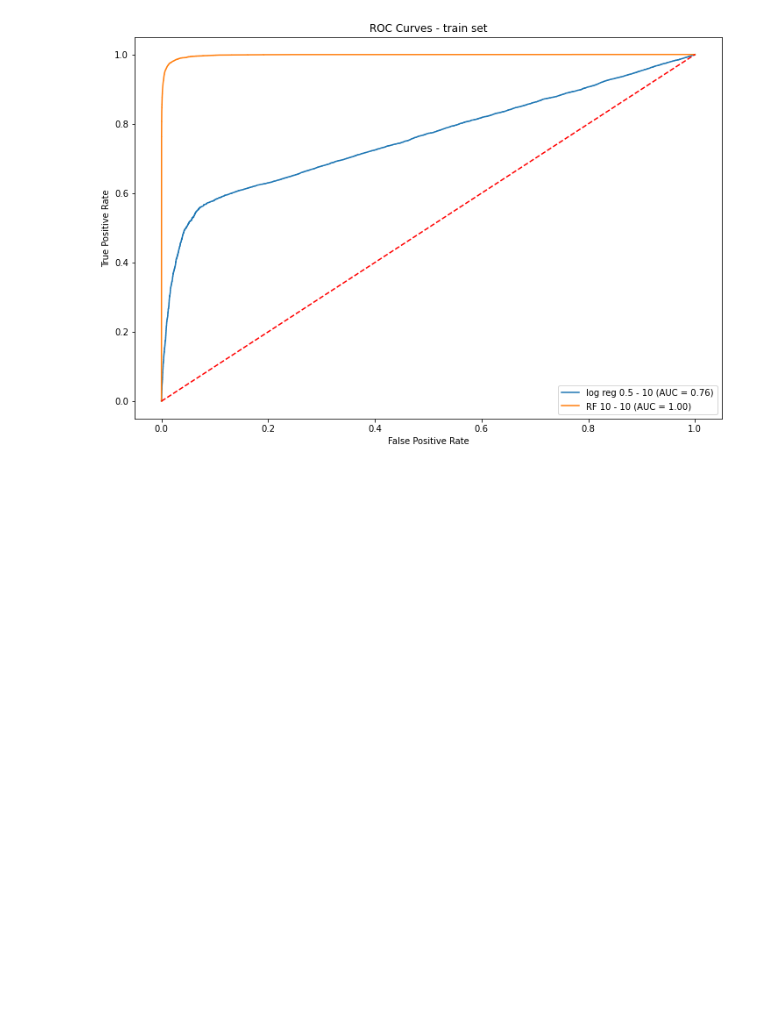
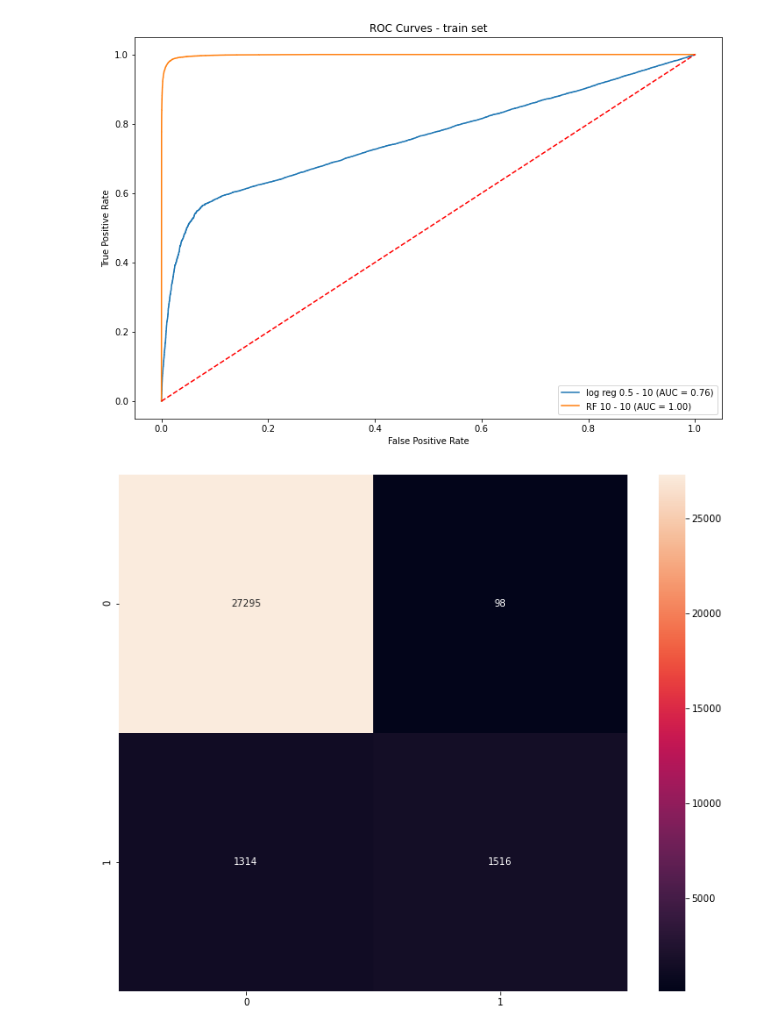
Before and after one commit to thefifthagreement/jedha-fs-s4-project, a Jupyter notebook: fraud_detection_ml.ipynb, the cells around one changed output. Drawn from its saved outputs; the diff is of its cells as text; code cells hidden in the pictures; blank space fills up the shorter version.

```diff
--- a/fraud_detection_ml.ipynb
+++ b/fraud_detection_ml.ipynb
@@ -294,3 +297,14 @@ plt.show()
 #fig.savefig('images/roc_curves.png', transparent=False, dpi=80, bbox_inches="tight")
 # %% [output]
 [figure]
+# %%
+y_pred = rf_clf.predict(X_test)
+cm = confusion_matrix(y_test, y_pred)
+
+fig, ax = plt.subplots(figsize=(12, 10))
+
+sns.heatmap(cm, annot=True, ax=ax, fmt="d");
+
+plt.show()
+# %% [output]
+[figure, added]
```
Also changed, not shown: parts of 5 cells of this notebook, 1 other file.
